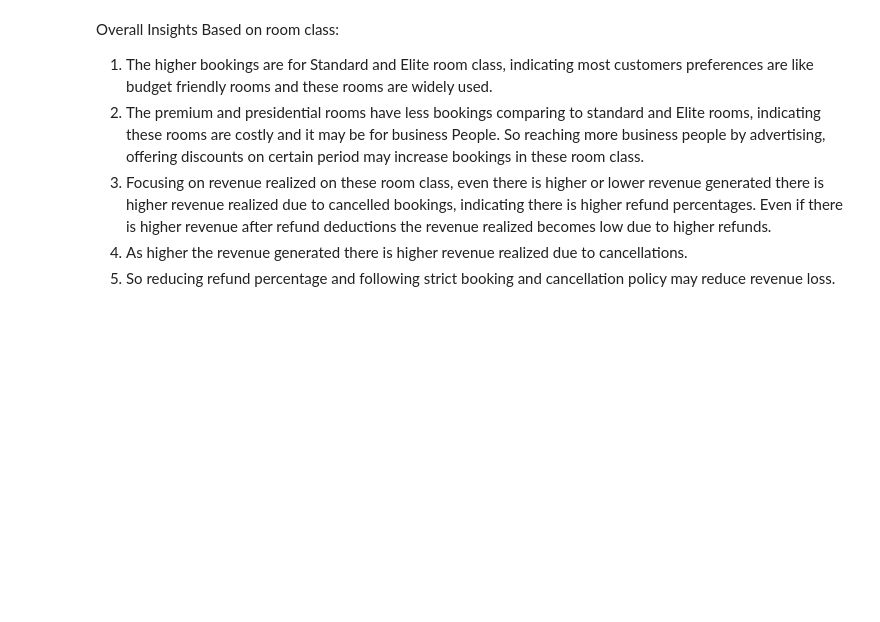
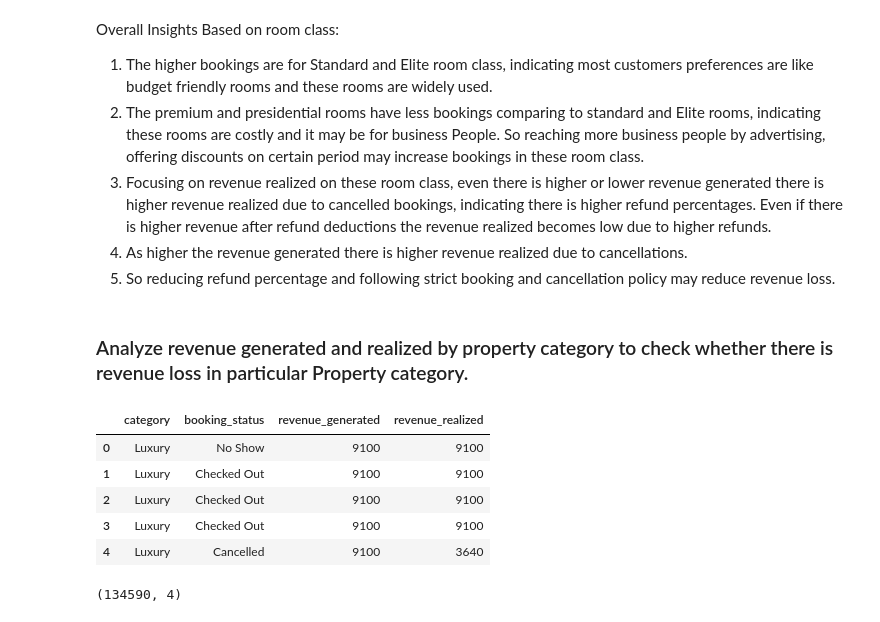
Before and after one commit to Bhuvi128/Hospitality-Revenue-Optimization-Data-analysis, a Jupyter notebook: Hospitality Revenue Optimzation.ipynb, the cells around one changed output. Saved outputs shown, nothing was run; the diff lists cells and outputs as text; code cells hidden in the pictures; blank space fills up the shorter version.

```diff
--- a/Hospitality Revenue Optimzation.ipynb
+++ b/Hospitality Revenue Optimzation.ipynb
@@ -721,3 +758,24 @@ Overall Insights Based on room class:
 3. Focusing on revenue realized on these room class, even there is higher or lower revenue generated there is higher revenue realized due to cancelled bookings, indicating there is higher refund percentages. Even if there is higher revenue after refund deductions the revenue realized becomes low due to higher refunds.
 4. As higher the revenue generated there is higher revenue realized due to cancellations.
 5. So reducing refund percentage and following strict booking and cancellation policy may reduce revenue loss.
+# %% [markdown]
+### Analyze revenue generated and realized by property category to check whether there is revenue loss in particular Property category.
+# %%
+query = """
+select dh.category, fb.booking_status, fb.revenue_generated, fb.revenue_realized
+from fact_bookings fb left join dim_hotels dh
+on fb.property_id = dh.property_id
+"""
+prop_cat_rev = pd.read_sql(query, conn)
+prop_cat_rev.head()
+# %% [output]
+|  | category | booking_status | revenue_generated | revenue_realized |
+| 0 | Luxury | No Show | 9100 | 9100 |
+| 1 | Luxury | Checked Out | 9100 | 9100 |
+| 2 | Luxury | Checked Out | 9100 | 9100 |
+| 3 | Luxury | Checked Out | 9100 | 9100 |
+| 4 | Luxury | Cancelled | 9100 | 3640 |
+# %%
+prop_cat_rev.shape
+# %% [output]
+(134590, 4)
```
Also changed, not shown: parts of 10 cells of this notebook.
